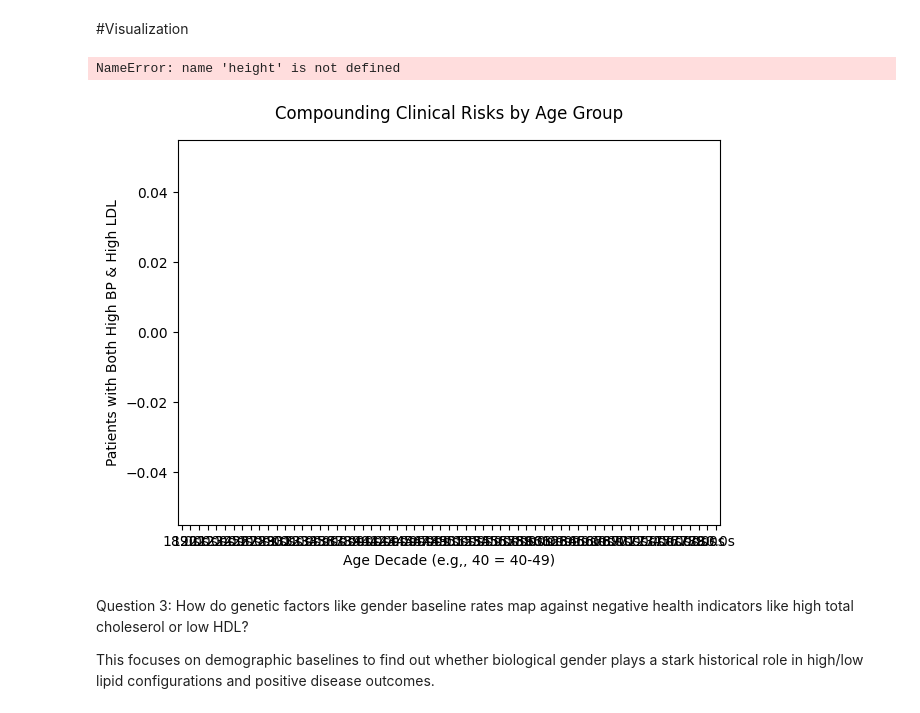
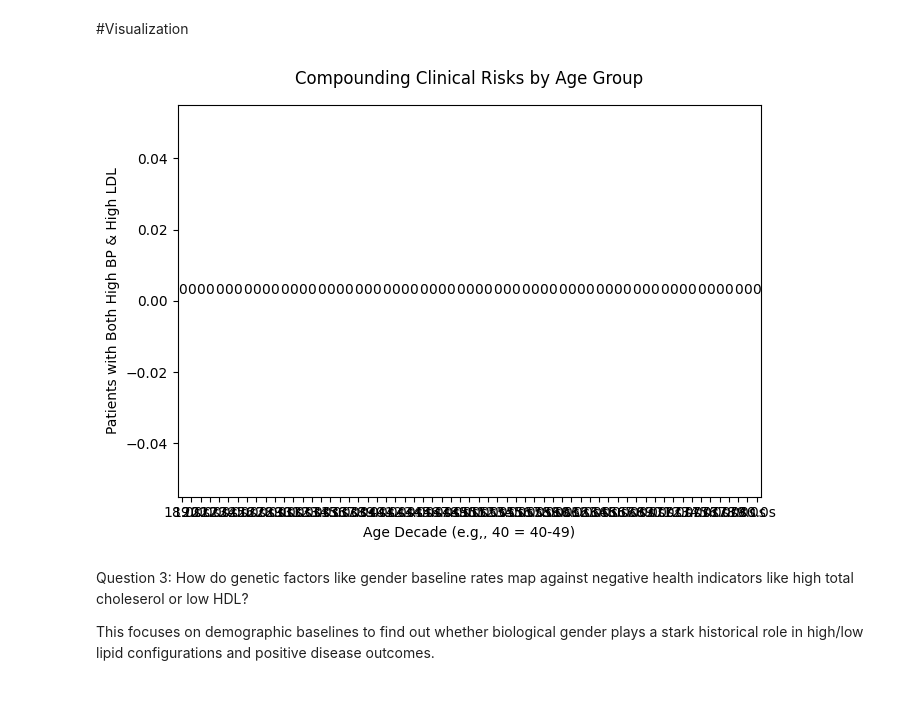
Before and after one commit to nehnehus/heart_failure_dataset, a Jupyter notebook: Notebooks/sql_entries.ipynb, the cells around one changed output. Saved outputs shown, nothing was run; the diff lists cells and outputs as text; code cells hidden in the pictures.

```diff
--- a/Notebooks/sql_entries.ipynb
+++ b/Notebooks/sql_entries.ipynb
@@ -201,33 +242,32 @@ print(result_2)
 # %%
 result_2["Age_Group_Label"] = result_2["Age_Decade"].astype(str) + "s"
 plt.figure(figsize=(7,5))
 barplot_2 = sns.barplot(
     data=result_2,
     x="Age_Group_Label",
     y="Combined_High_BP_and_LDL_Count",
     palette="Purples",
     hue="Age_Group_Label",
     legend=False,
 )
 plt.title("Compounding Clinical Risks by Age Group", pad=15)
 plt.xlabel("Age Decade (e.g,, 40 = 40-49)")
 plt.ylabel("Patients with Both High BP & High LDL")
 for p in barplot_2.patches:
-    height + p.get_height()
+    height = p.get_height()
     barplot_2.annotate(
         f"{int(height)}",
         (p.get_x() + p.get_width() / 2.0, height),
         ha="center",
         va="bottom",
         xytext=(0, 3),
         textcoords="offset points",
     )
 
 plt.tight_layout()
 plt.show()
 # %% [output]
-NameError: name 'height' is not defined
-[figure, old version]
+[figure, new version]
 # %% [markdown]
 Question 3: How do genetic factors like gender baseline rates map against negative health indicators like high total choleserol or low HDL?
 
```
Also changed, not shown: parts of 8 cells of this notebook.
